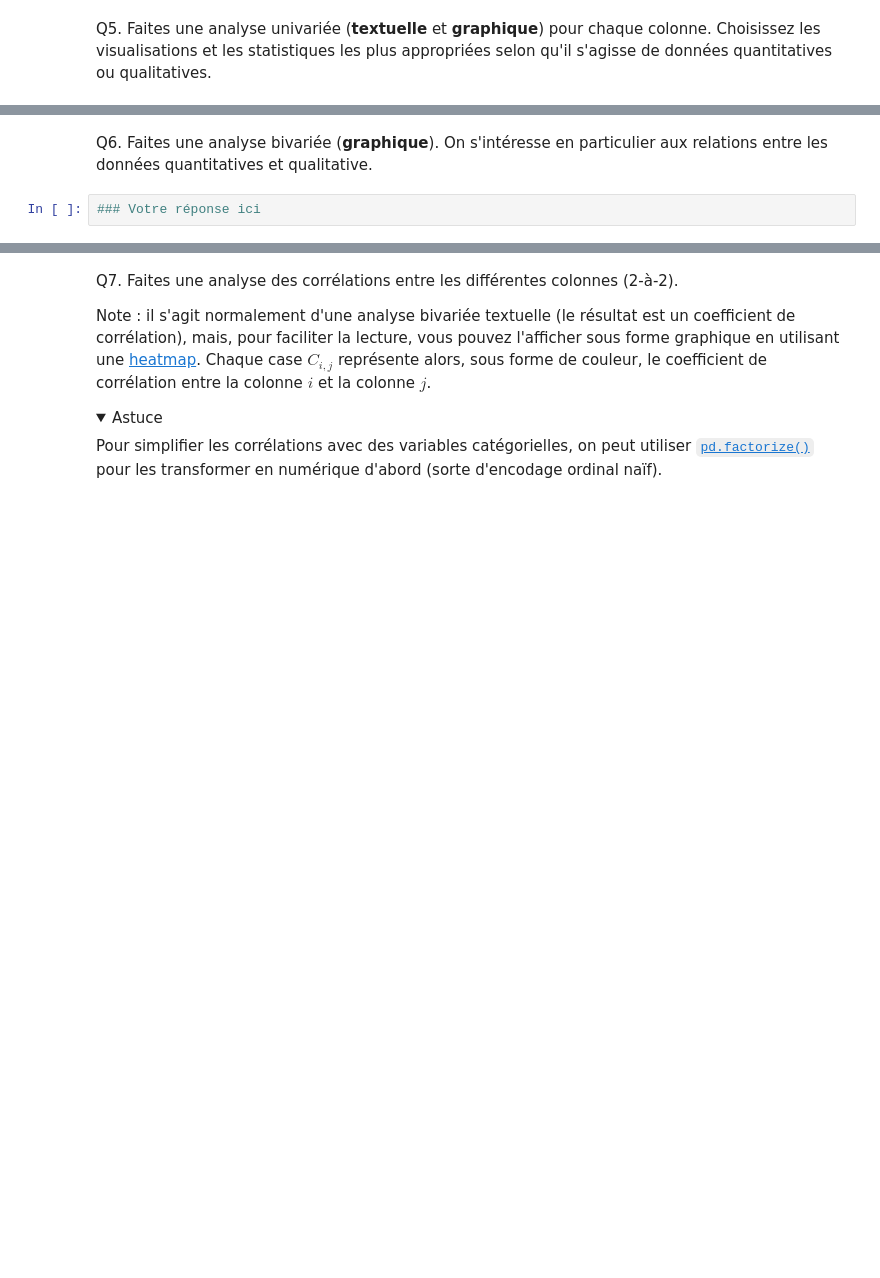
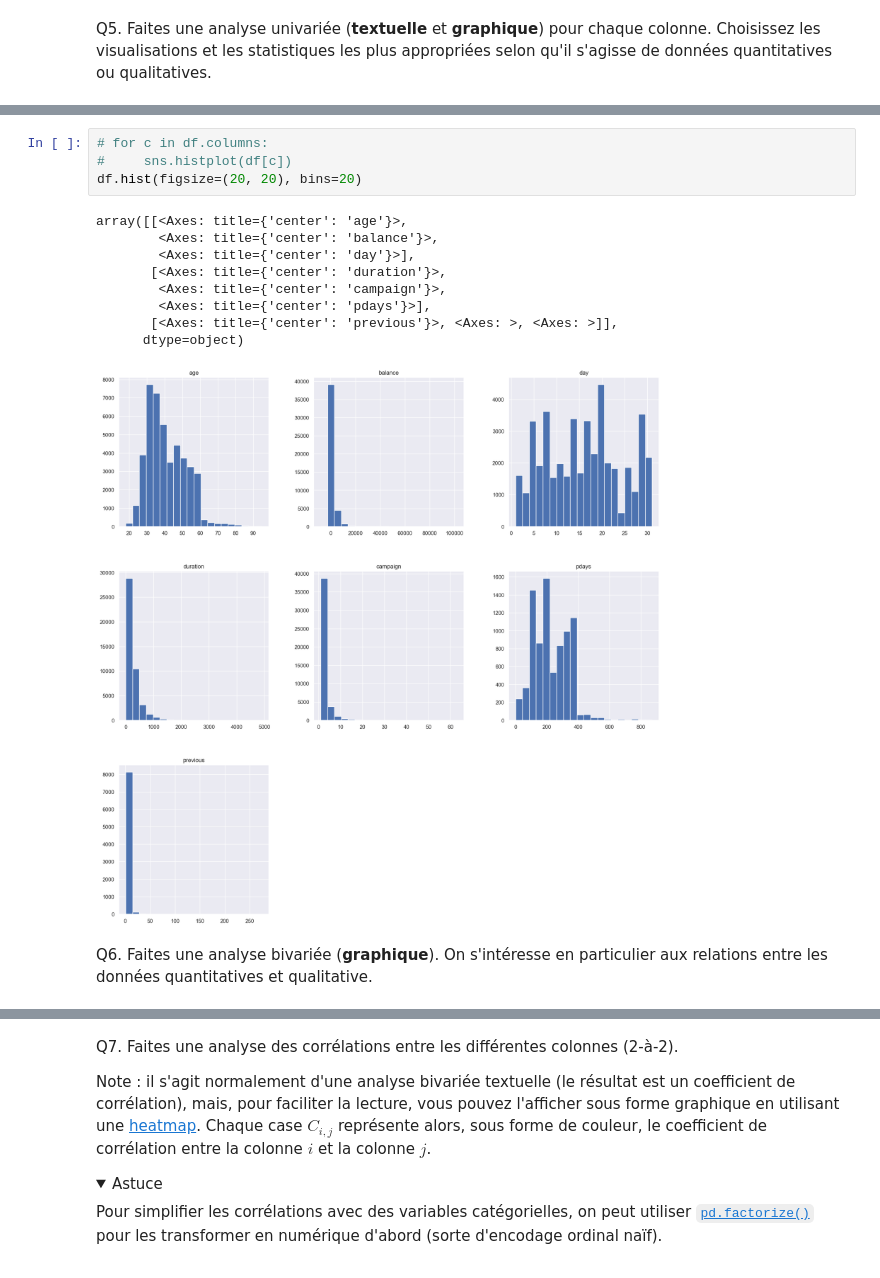
Before and after one commit to jo-pouradier/machine-learning-cpe, a Jupyter notebook: tp2.ipynb, the cells around one changed output, grey strips where cells are left out. Drawn from its saved outputs; the diff is of its cells as text; folded sections open; blank space fills up the shorter version.

```diff
--- a/tp2.ipynb
+++ b/tp2.ipynb
@@ -88,4 +123,16 @@ Q5. Faites une analyse univariée (**textuelle** et **graphique**) pour chaque c
+# %%
+# for c in df.columns:
+#     sns.histplot(df[c])
+df.hist(figsize=(20, 20), bins=20)
+# %% [output]
+array([[<Axes: title={'center': 'age'}>,
+        <Axes: title={'center': 'balance'}>,
+        <Axes: title={'center': 'day'}>],
+       [<Axes: title={'center': 'duration'}>,
+        <Axes: title={'center': 'campaign'}>,
+        <Axes: title={'center': 'pdays'}>],
+       [<Axes: title={'center': 'previous'}>, <Axes: >, <Axes: >]],
+      dtype=object)
+[figure, added]
 # %% [markdown]
 Q6. Faites une analyse bivariée (**graphique**). On s'intéresse en particulier aux relations entre les données quantitatives et qualitative.
-# %%
-### Votre réponse ici
```
Also changed, not shown: parts of 23 cells of this notebook.
